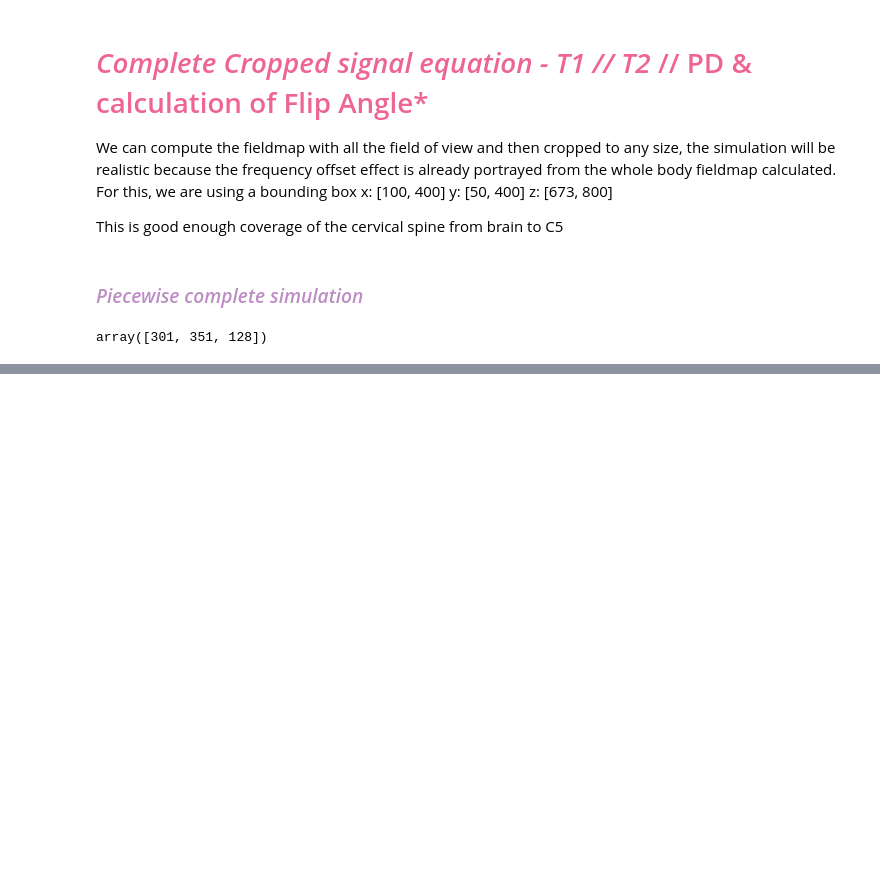
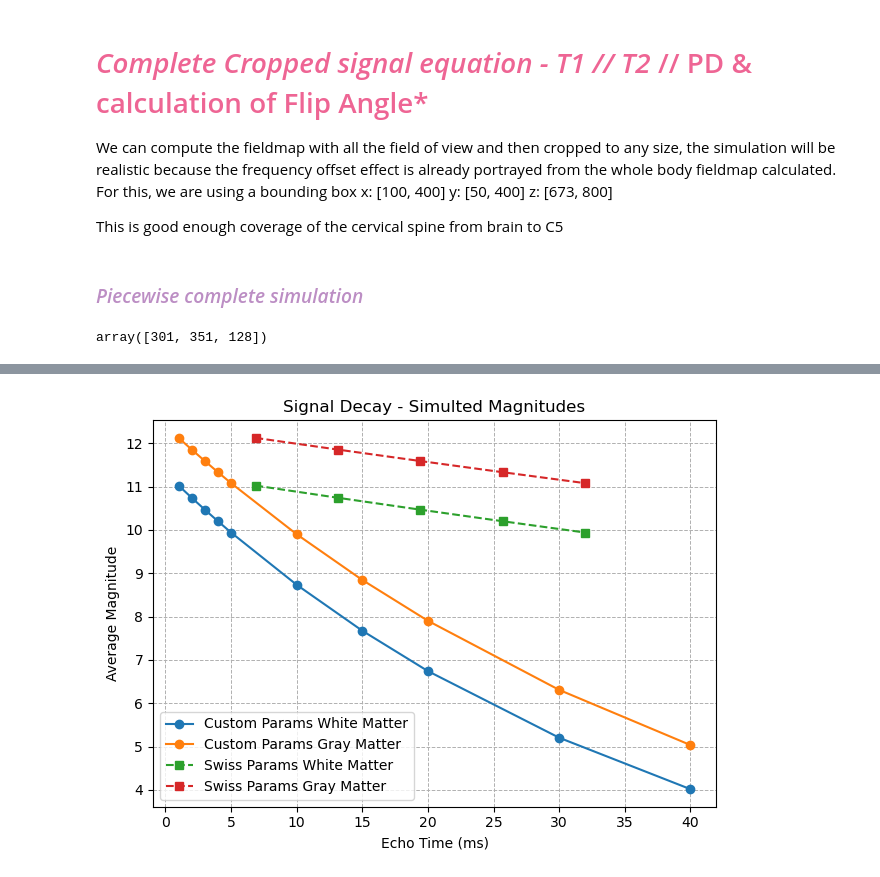
Before and after one commit to sriosq/Image-processing-strategies, a Jupyter notebook: MRsim/sim_swiss.ipynb, the cells around one changed output, grey strips where cells are left out. Saved outputs shown, nothing was run; the diff lists cells and outputs as text; code cells hidden in the pictures; blank space fills up the shorter version.

```diff
--- a/MRsim/sim_swiss.ipynb
+++ b/MRsim/sim_swiss.ipynb
@@ -343,5 +166,0 @@ c:\Users\User\msc_project\Image-processing-strategies\MRsim
-# %%
-# Lets create a volume object with the labeled nifti file
-labeled_img = nib.load("data/ratatouille_crop.nii.gz")
-rata_class = volume(labeled_img)
-rata_class.group_seg_labels("TotalSeg_CT", "mod2")
@@ -420,0 +282,16 @@ std_dev['air']
+# %%
+plt.plot(customs_TEs, wm_custom_mean,'o-', label='Custom Params White Matter')
+plt.plot(customs_TEs, gm_custom_mean,'o-', label='Custom Params Gray Matter')
+plt.plot(swiss_TEs, wm_swiss_mean,'s--', label='Swiss Params White Matter')
+plt.plot(swiss_TEs,gm_swiss_mean,'s--', label='Swiss Params Gray Matter')
+plt.xlabel('Echo Time (ms)')
+plt.ylabel('Average Magnitude')
+plt.title('Signal Decay - Simulted Magnitudes')
+plt.legend()
+
+plt.grid(True, which='both', linestyle='--', linewidth=0.7)
+plt.tight_layout()
+yticks = range(0, 15, 15)
+plt.show()
+# %% [output]
+[figure, added]
```
Also changed, not shown: parts of 72 cells of this notebook, 7 other files.
